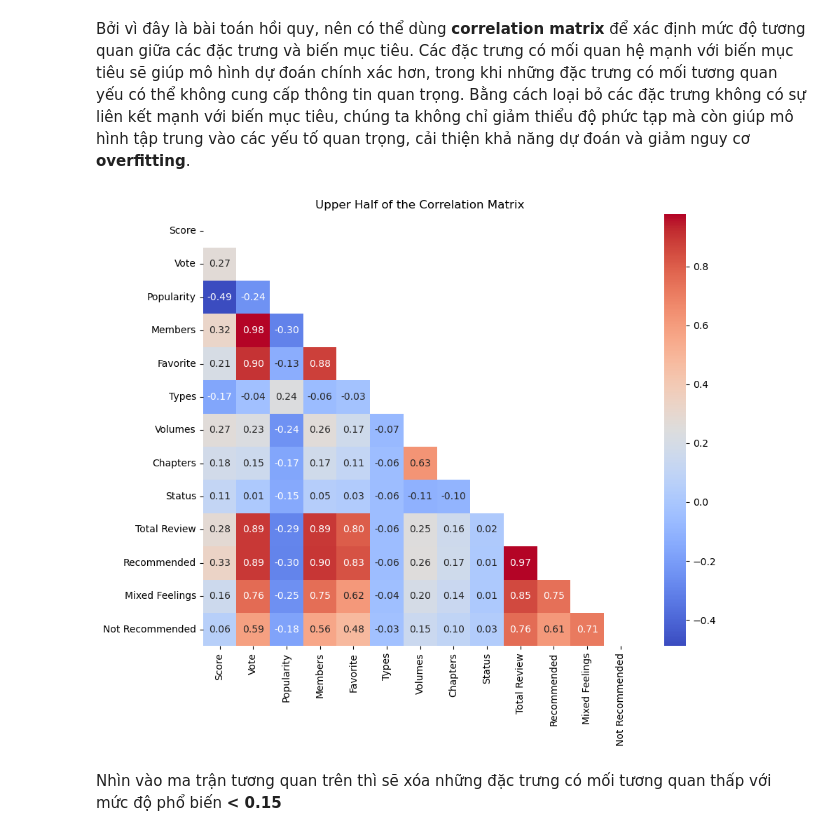
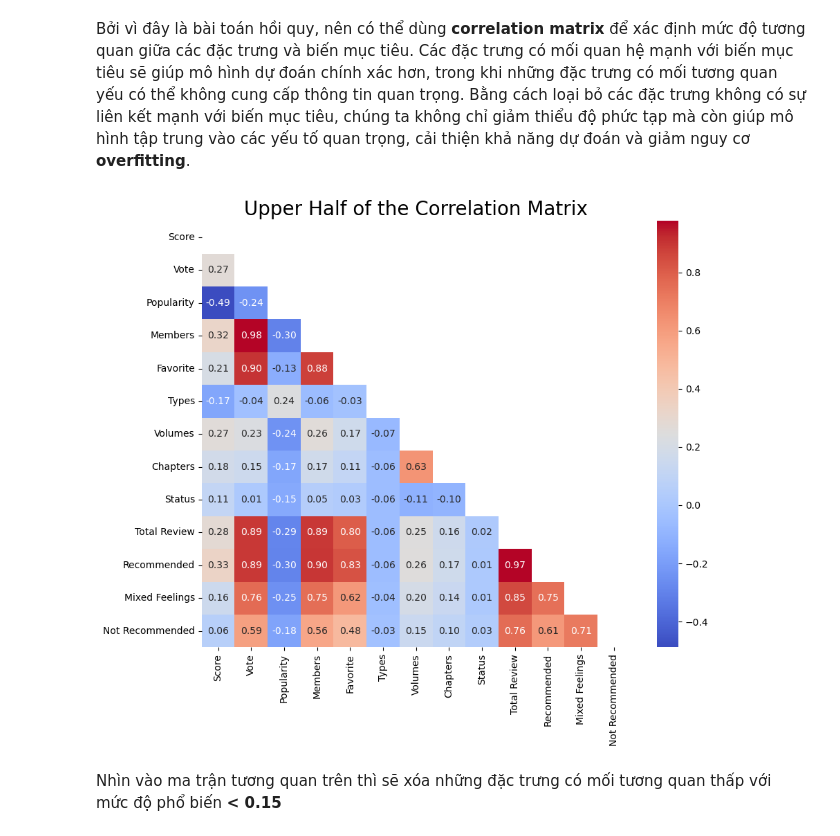
Before and after one commit to hahuy2004/FinalProject_IntroductionDS, a Jupyter notebook: Data_Modeling/data_modeling.ipynb, the cells around one changed output. Drawn from its saved outputs; the diff is of its cells as text; code cells hidden in the pictures.

```diff
--- a/Data_Modeling/data_modeling.ipynb
+++ b/Data_Modeling/data_modeling.ipynb
@@ -118,22 +118,23 @@ Bởi vì đây là bài toán hồi quy, nên có thể dùng **correlation mat
 # %%
 import seaborn as sns
 import matplotlib.pyplot as plt
 
 numeric_df = df.select_dtypes(include=['number'])
 
 # Tính ma trận tương quan
 correlation_matrix = numeric_df.corr()
 
 # Lọc nửa trên của ma trận tương quan (chỉ hiển thị phần đối xứng trên)
 mask = np.triu(np.ones_like(correlation_matrix, dtype=bool))
 
 # Vẽ ma trận tương quan với nửa trên
 plt.figure(figsize=(10, 8))
 sns.heatmap(correlation_matrix, annot=True, cmap='coolwarm', fmt='.2f', mask=mask)
-plt.title('Upper Half of the Correlation Matrix')
+plt.title('Upper Half of the Correlation Matrix', fontsize=20)
+plt.savefig("correlation_matrix.svg", format='svg', bbox_inches='tight', transparent=True)
 plt.show()
 # %% [output]
-[figure, old version]
+[figure, new version]
 # %% [markdown]
 Nhìn vào ma trận tương quan trên thì sẽ xóa những đặc trưng có mối tương quan thấp với mức độ phổ biến **< 0.15**
 # %%
```
Also changed, not shown: parts of 10 cells of this notebook.
